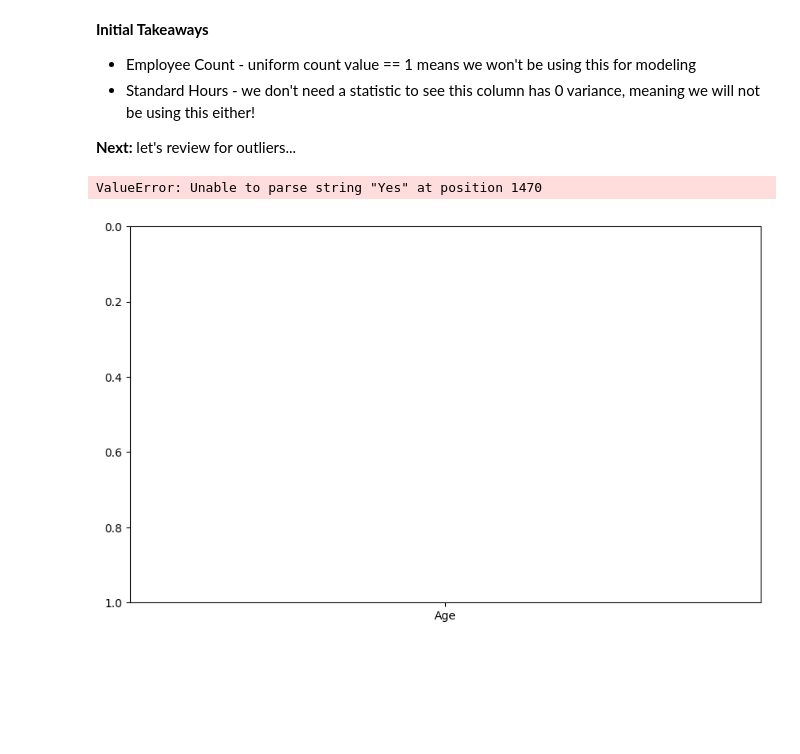
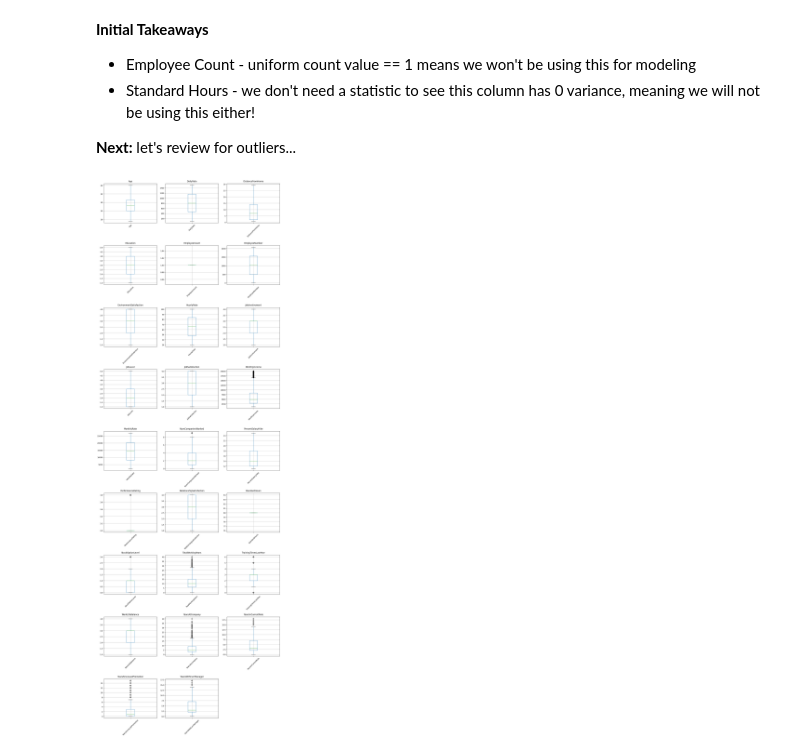
Before and after one commit to briangeorg/Machine_Learning_Portfolio, a Jupyter notebook: Exploratory_Data_Analysis.ipynb, the cells around one changed output. Saved outputs shown, nothing was run; the diff lists cells and outputs as text; code cells hidden in the pictures; blank space fills up the shorter version.

```diff
--- a/Exploratory_Data_Analysis.ipynb
+++ b/Exploratory_Data_Analysis.ipynb
@@ -70,27 +70,47 @@ plt.show()
 *   Standard Hours - we don't need a statistic to see this column has 0 variance, meaning we will not be using this either!
 
 **Next:** let's review for outliers...
-# %%
-import pandas as pd
-import numpy as np
-import seaborn as sns
-import matplotlib.pyplot as plt
-
-# 1. "Melt" the DataFrame into a long format
-# This is required by seaborn's boxplot() to plot multiple columns
-df_long = df.melt()
-
-# 2. Generate the box and whisker plots
-plt.figure(figsize=(10, 6))
-sns.boxplot(x='variable', y='value', data=df_long)
-
-# 3. Add a title and axis labels
-plt.title('Box Plots for All Numeric Columns (Seaborn)')
-plt.xlabel('Columns')
-plt.ylabel('Values')
-
-# 4. Show the plot
-plt.show()
-# %% [output]
-ValueError: Unable to parse string "Yes" at position 1470
-[figure, removed]
+# %%
+import pandas as pd
+import matplotlib.pyplot as plt
+
+def plot_boxplots(df, cols_per_row=3, figsize=(15, 5)):
+    """
+    Create box-and-whisker plots for all numeric columns, but
+    we don't want our labels to be unreadable: we'll use a this function
+    to fix the layout.
+
+    Parameters:
+        df (pd.DataFrame): The DataFrame containing the data.
+        cols_per_row (int): Number of plots per row.
+        figsize (tuple): Size of each row of subplots (width, height).
+    """
+    numeric_cols = df.select_dtypes(include='number').columns
+    n_cols = len(numeric_cols)
+
+    if n_cols == 0:
+        print("No numeric columns found.")
+        return
+
+    # Number of rows needed
+    n_rows = -(-n_cols // cols_per_row)  # ceiling division
+
+    fig, axes = plt.subplots(n_rows, cols_per_row, figsize=(figsize[0], figsize[1]*n_rows))
+    axes = axes.flatten() if n_cols > 1 else [axes]
+
+    for i, col in enumerate(numeric_cols):
+        df.boxplot(column=col, ax=axes[i])
+        axes[i].set_title(col, fontsize=12, pad=10)
+        axes[i].tick_params(axis='x', rotation=45)
+
+    # Hide unused subplots
+    for j in range(i+1, len(axes)):
+        fig.delaxes(axes[j])
+
+    plt.tight_layout()
+    plt.show()
+
+# Actual Plot:
+plot_boxplots(df, cols_per_row=3, figsize=(15, 5))
+# %% [output]
+[figure, added]
```
